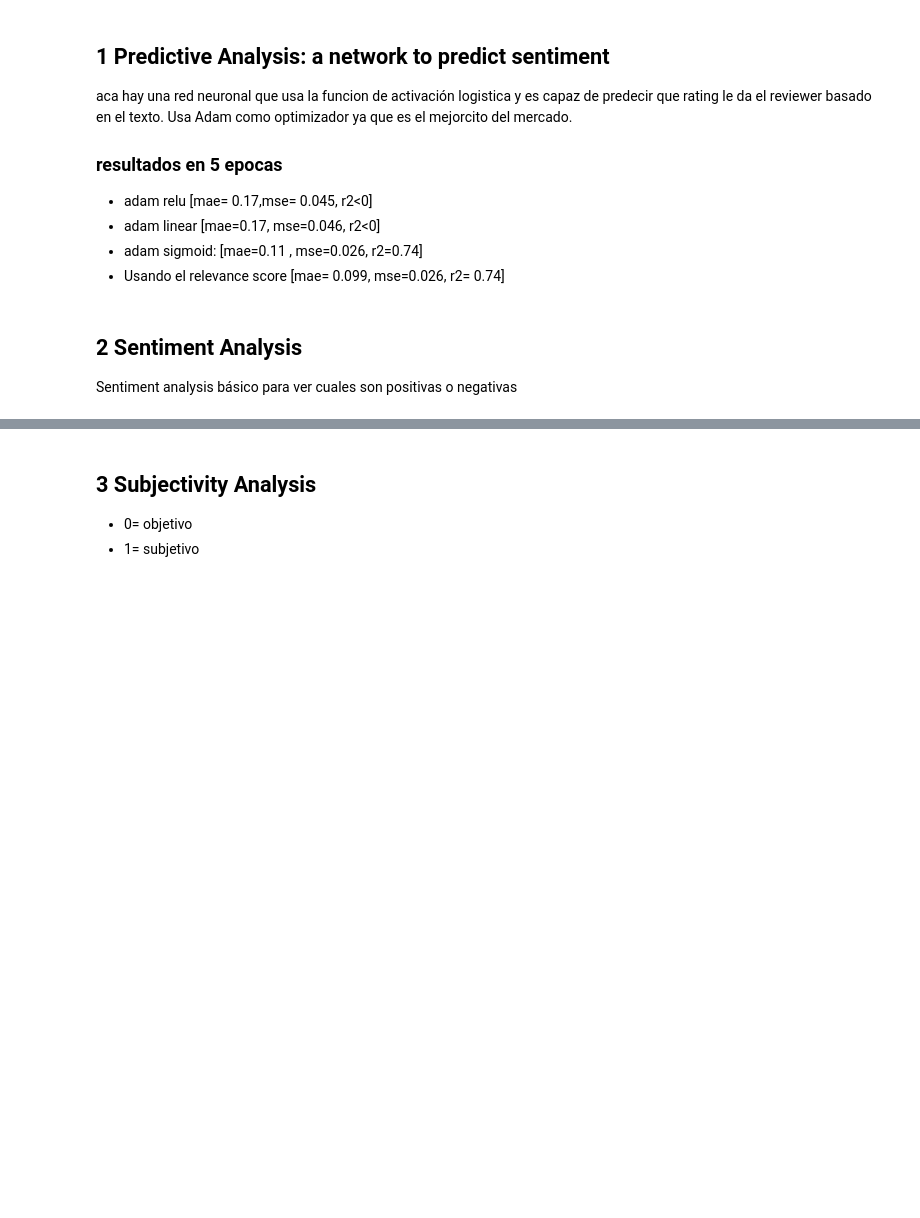
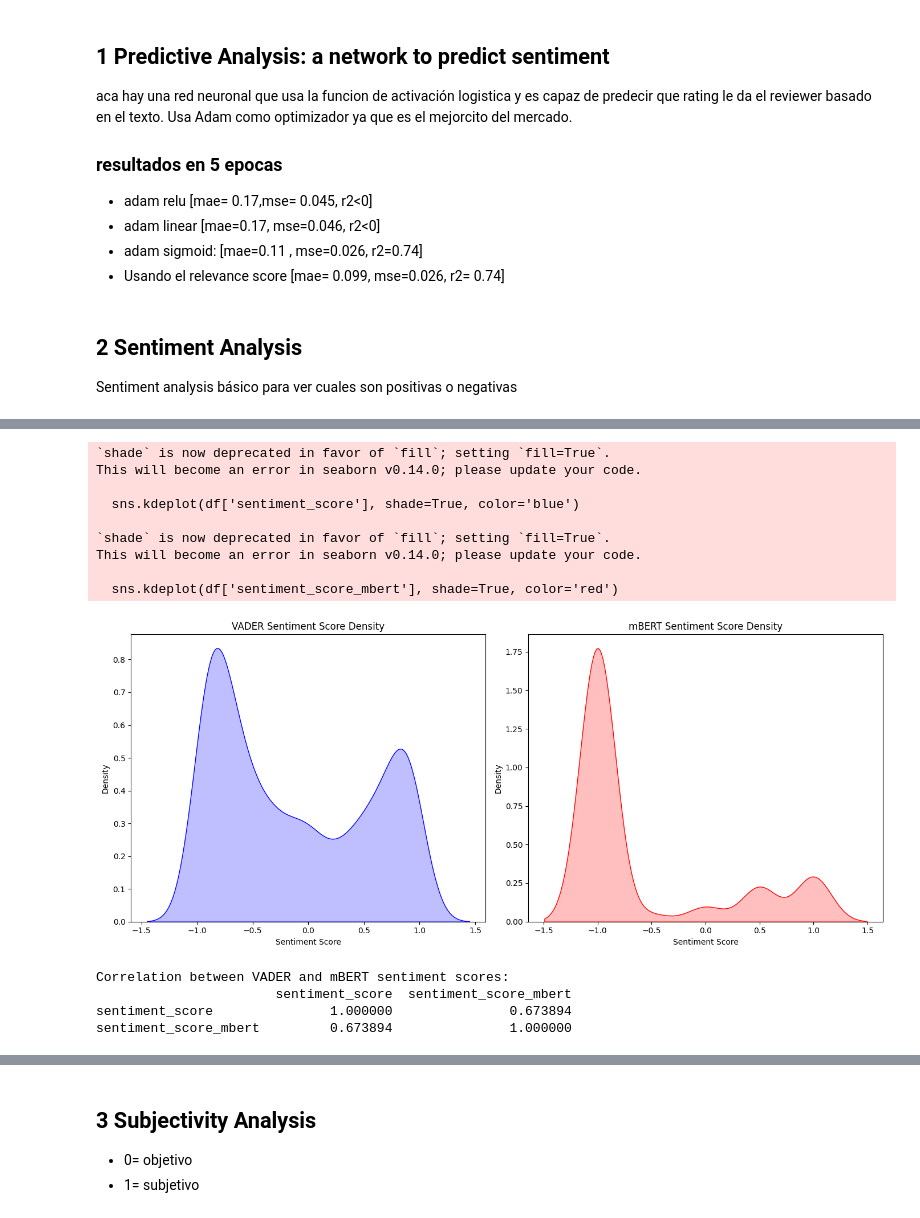
Before and after one commit to cijjas/nlp, a Jupyter notebook: src/en/analysis_en.ipynb, the cells around one changed output, grey strips where cells are left out. Cells and saved outputs as stored; diff of their text form; code cells hidden in the pictures; blank space fills up the shorter version.

```diff
--- a/src/en/analysis_en.ipynb
+++ b/src/en/analysis_en.ipynb
@@ -167,0 +234,39 @@ Name: count, dtype: int64
+# %%
+import seaborn as sns
+
+plt.figure(figsize=(14, 6))
+
+# VADER Sentiment Score Density Plot
+plt.subplot(1, 2, 1)
+sns.kdeplot(df['sentiment_score'], shade=True, color='blue')
+plt.title('VADER Sentiment Score Density')
+plt.xlabel('Sentiment Score')
+
+# mBERT Sentiment Score Density Plot
+plt.subplot(1, 2, 2)
+sns.kdeplot(df['sentiment_score_mbert'], shade=True, color='red')
+plt.title('mBERT Sentiment Score Density')
+plt.xlabel('Sentiment Score')
+
+plt.tight_layout()
+plt.show()
+# %% [output]
+`shade` is now deprecated in favor of `fill`; setting `fill=True`.
+This will become an error in seaborn v0.14.0; please update your code.
+
+  sns.kdeplot(df['sentiment_score'], shade=True, color='blue')
+
+`shade` is now deprecated in favor of `fill`; setting `fill=True`.
+This will become an error in seaborn v0.14.0; please update your code.
+
+  sns.kdeplot(df['sentiment_score_mbert'], shade=True, color='red')
+[figure, added]
+# %%
+correlation = df[['sentiment_score', 'sentiment_score_mbert']].corr(method='pearson')
+print("Correlation between VADER and mBERT sentiment scores:")
+print(correlation)
+# %% [output]
+Correlation between VADER and mBERT sentiment scores:
+                       sentiment_score  sentiment_score_mbert
+sentiment_score               1.000000               0.673894
+sentiment_score_mbert         0.673894               1.000000
```
Also changed, not shown: parts of 20 cells of this notebook, 3 other files.
